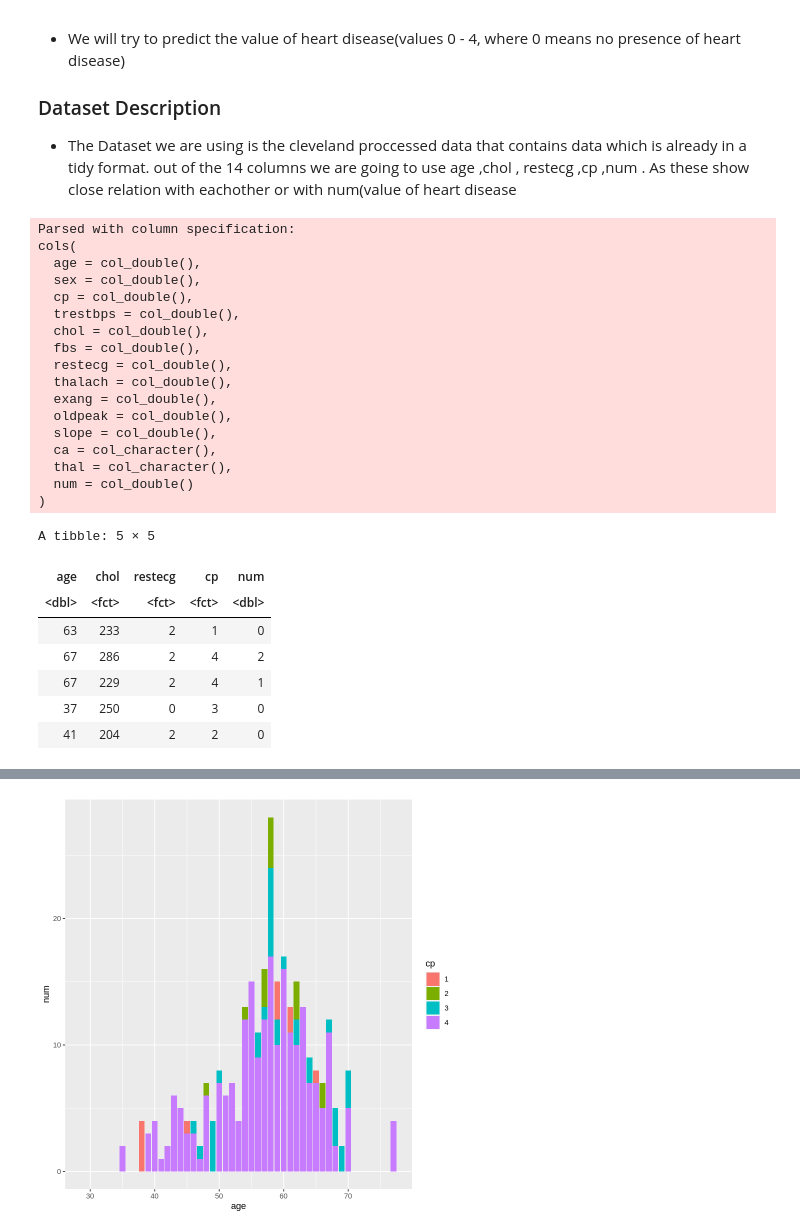
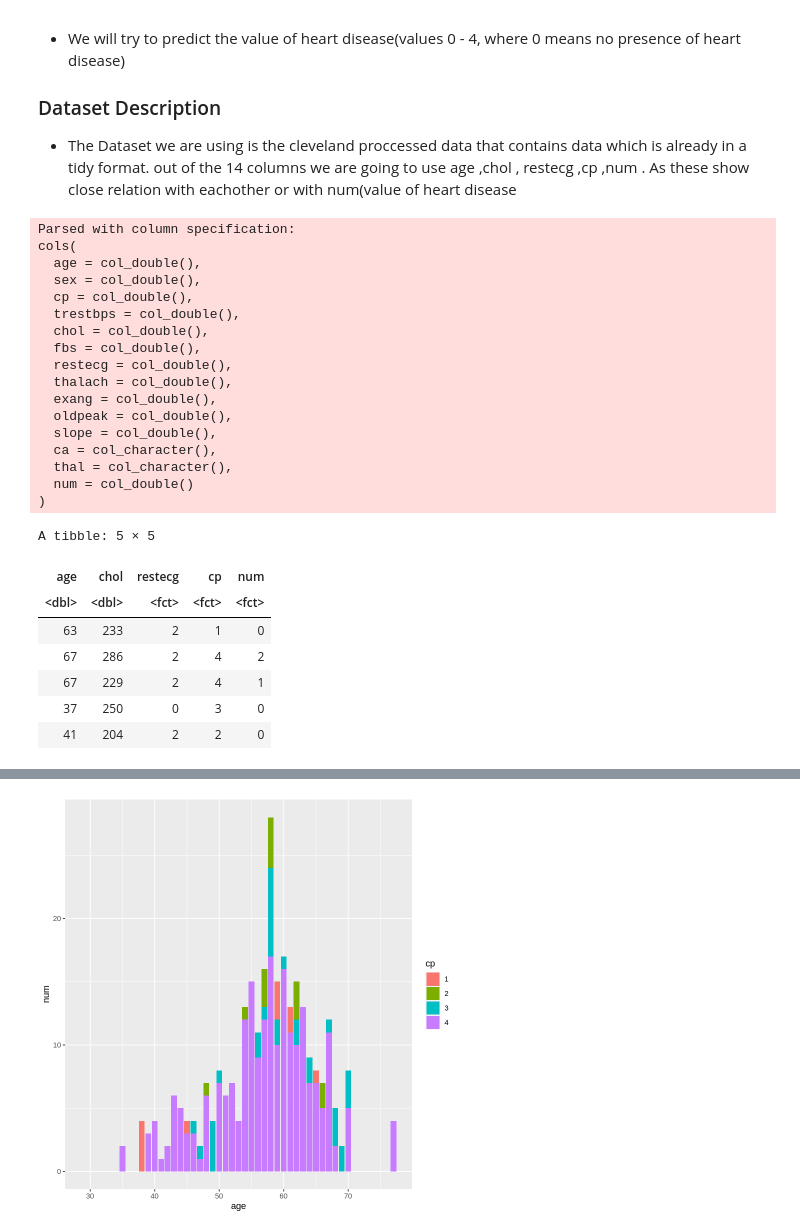
Before and after one commit to abnerbal/Heart_Disease_Predictor, a Jupyter notebook: heart_data.ipynb, the cells around one changed output, grey strips where cells are left out. Cells and saved outputs as stored; diff of their text form; code cells hidden in the pictures.

```diff
--- a/heart_data.ipynb
+++ b/heart_data.ipynb
@@ -51,37 +22,41 @@ in the patient.  It is integer valued from 0 (no presence) to
 
 * The Dataset we are using is the cleveland proccessed data that contains data which is already in a tidy format.   out of the 14 columns we are going to use age ,chol , restecg ,cp ,num . As these show close relation with      eachother or with num(value of heart disease
 # %%
+# load libs, read data from web, tidy
+library(tidyverse)
+library(repr)
+library(rvest)
+library(stringr)
+library(tidymodels)
+options(repr.matrix.max.rows = 6)
+
 heart_disease_url = "https://archive.ics.uci.edu/ml/machine-learning-databases/heart-disease/processed.cleveland.data"
-
-
-heart_data <- read_csv(heart_disease_url, col_names = c("age", "sex", "cp", "trestbps", "chol", "fbs",
-                                                               "restecg", "thalach", "exang", "oldpeak", "slope",
-                                                               "ca", "thal", "num")) %>%
-                        mutate(cp = as.factor(cp), fbs = as.factor(fbs), restecg = as.factor(restecg),
-                               exang = as.factor(exang), slope = as.factor(slope), sex = as.factor(sex), chol = as.factor(chol)) %>%
-                        select(age,chol,restecg,cp ,num)
+col_names = c("age", "sex", "cp", "trestbps", "chol", "fbs", "restecg", "thalach", "exang", "oldpeak", "slope", "ca", "thal", "num")
+heart_data <- read_csv(heart_disease_url, col_names = col_names) %>%
+                        select(age,chol,restecg,cp ,num) %>%
+                        mutate(restecg=as.factor(restecg),cp=as.factor(cp),num=as.factor(num))
 head(heart_data, 5)
 # %% [output]
 Parsed with column specification:
 cols(
   age = col_double(),
   sex = col_double(),
   cp = col_double(),
   trestbps = col_double(),
   chol = col_double(),
   fbs = col_double(),
   restecg = col_double(),
   thalach = col_double(),
   exang = col_double(),
   oldpeak = col_double(),
   slope = col_double(),
   ca = col_character(),
   thal = col_character(),
   num = col_double()
 )
 A tibble: 5 × 5
 | age | chol | restecg | cp | num |
-| <dbl> | <fct> | <fct> | <fct> | <dbl> |
+| <dbl> | <dbl> | <fct> | <fct> | <fct> |
 | 63 | 233 | 2 | 1 | 0 |
 | 67 | 286 | 2 | 4 | 2 |
 | 67 | 229 | 2 | 4 | 1 |
```
Also changed, not shown: parts of 6 cells of this notebook.
